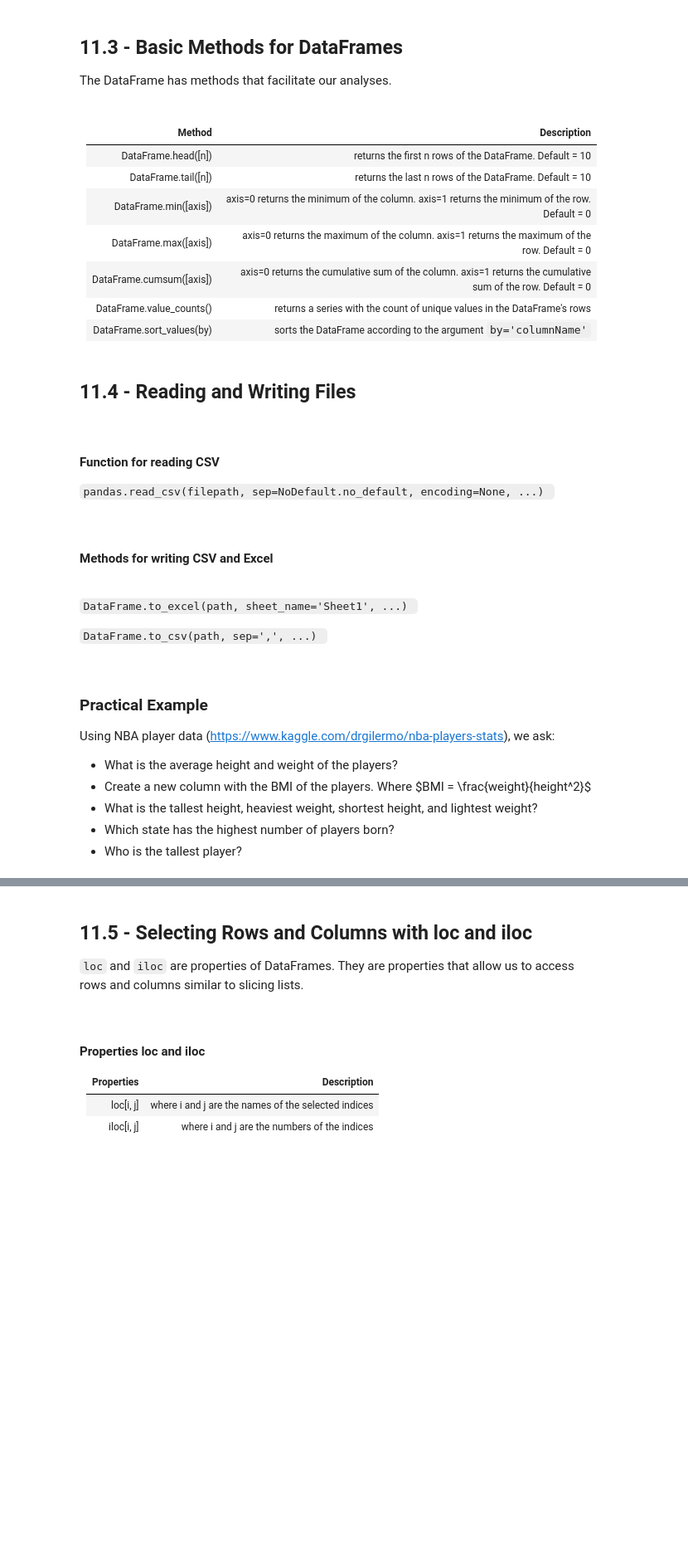
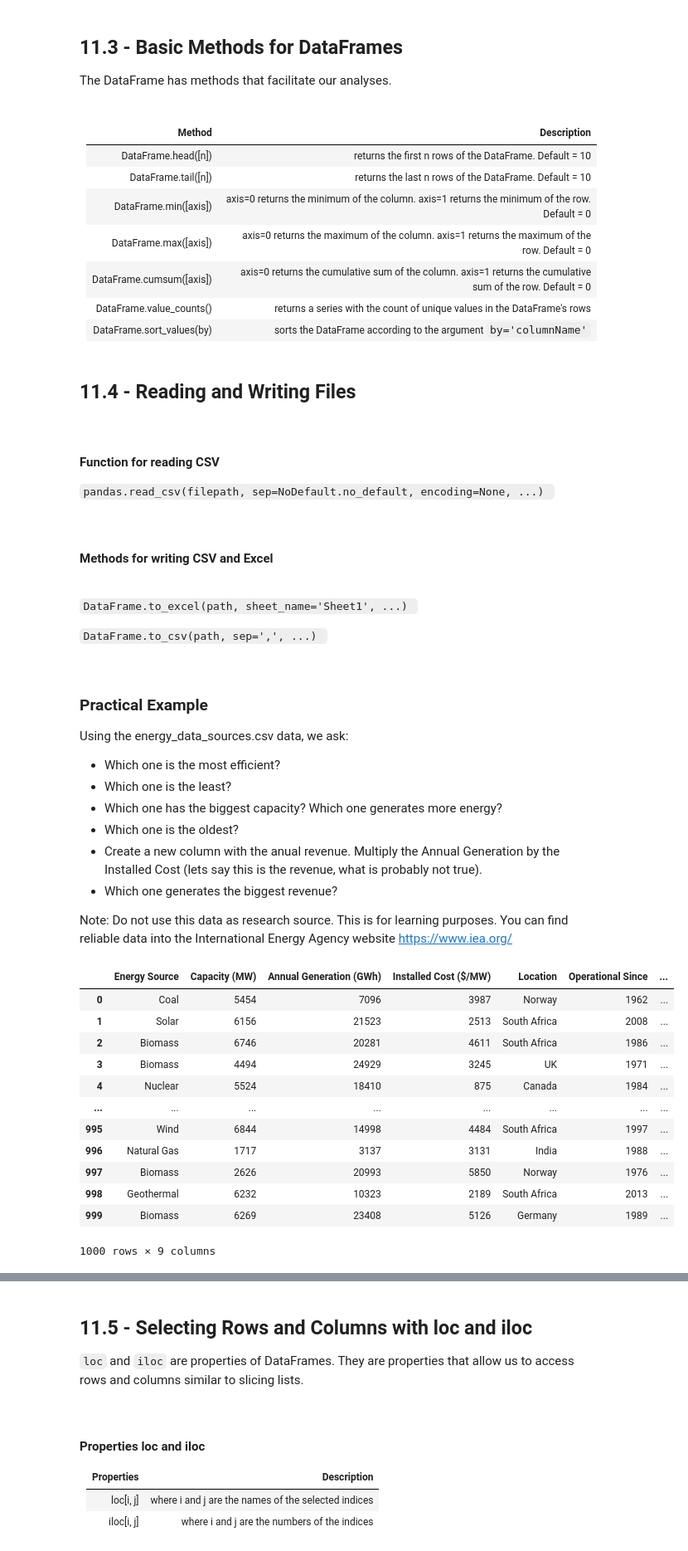
Before and after one commit to rafaelpsilva07/python-for-engineers-and-scientists, a Jupyter notebook: lessons/m2 - Section 11 - Pandas.ipynb, the cells around one changed output, grey strips where cells are left out. Shown at 83% size. Cells and saved outputs as stored; diff of their text form; code cells hidden in the pictures; blank space fills up the shorter version.

Commit message:
enh:  pandas energy dataframe

```diff
--- a/lessons/m2 - Section 11 - Pandas.ipynb
+++ b/lessons/m2 - Section 11 - Pandas.ipynb
@@ -262,10 +262,13 @@ The DataFrame has methods that facilitate our analyses.
 
 ### Practical Example
 
-Using NBA player data (https://www.kaggle.com/drgilermo/nba-players-stats), we ask:
+Using the energy_data_sources.csv data, we ask:
+- Which one is the most efficient?
+- Which one is the least?
+- Which one has the biggest capacity? Which one generates more energy?
+- Which one is the oldest?
+- Create a new column with the anual revenue. Multiply the Annual Generation by the Installed Cost (lets say this is the revenue, what is probably not true).
+- Which one generates the biggest revenue?
 
-- What is the average height and weight of the players?
-- Create a new column with the BMI of the players. Where $BMI = \frac{weight}{height^2}$
-- What is the tallest height, heaviest weight, shortest height, and lightest weight?
-- Which state has the highest number of players born?
-- Who is the tallest player?
+Note: Do not use this data as research source. This is for learning purposes.
+You can find reliable data into the International Energy Agency website https://www.iea.org/
@@ -271,0 +277,18 @@ Using NBA player data (https://www.kaggle.com/drgilermo/nba-players-stats), we a
+# %%
+file = 'D:/repositories/python-for-engineers-and-scientists/Aux_files/11.3/energy_data_sources.csv'
+df = pd.read_csv(file)
+df
+# %% [output]
+|  | Energy Source | Capacity (MW) | Annual Generation (GWh) | Installed Cost ($/MW) | Location | Operational Since | ... |
+| 0 | Coal | 5454 | 7096 | 3987 | Norway | 1962 | ... |
+| 1 | Solar | 6156 | 21523 | 2513 | South Africa | 2008 | ... |
+| 2 | Biomass | 6746 | 20281 | 4611 | South Africa | 1986 | ... |
+| 3 | Biomass | 4494 | 24929 | 3245 | UK | 1971 | ... |
+| 4 | Nuclear | 5524 | 18410 | 875 | Canada | 1984 | ... |
+| ... | ... | ... | ... | ... | ... | ... | ... |
+| 995 | Wind | 6844 | 14998 | 4484 | South Africa | 1997 | ... |
+| 996 | Natural Gas | 1717 | 3137 | 3131 | India | 1988 | ... |
+| 997 | Biomass | 2626 | 20993 | 5850 | Norway | 1976 | ... |
+| 998 | Geothermal | 6232 | 10323 | 2189 | South Africa | 2013 | ... |
+| 999 | Biomass | 6269 | 23408 | 5126 | Germany | 1989 | ... |
+1000 rows × 9 columns
```
Also changed, not shown: parts of 16 cells of this notebook, 2 other files.
